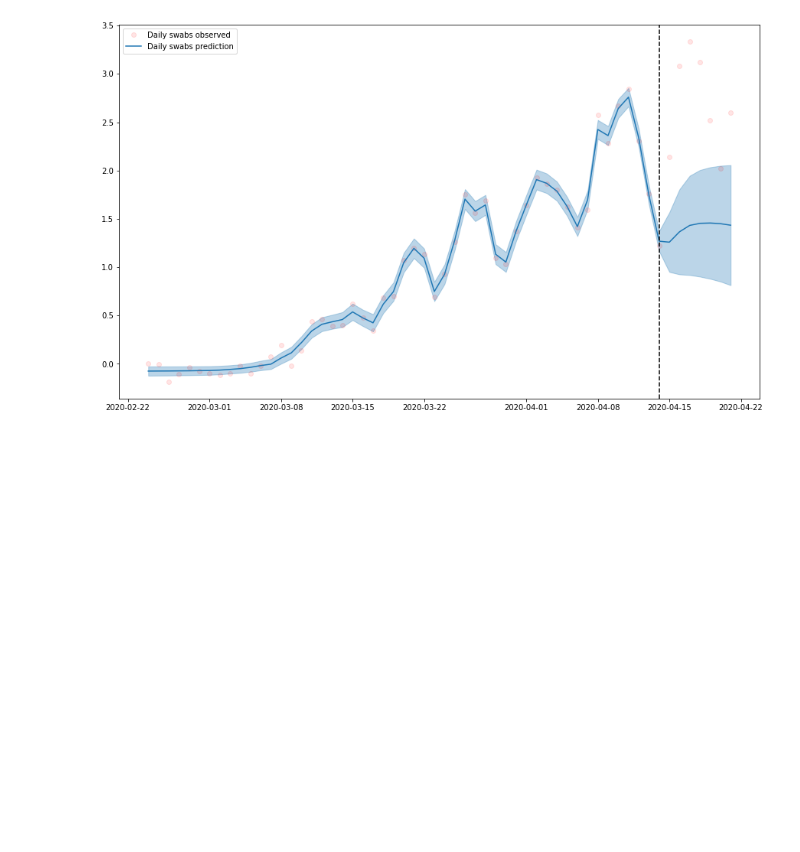
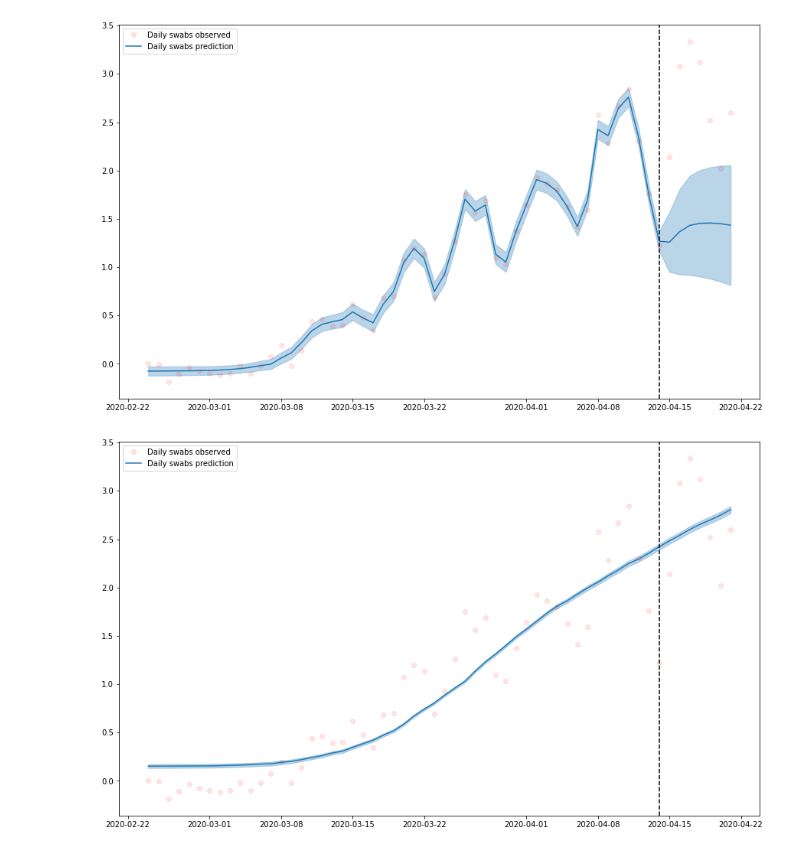
Before and after one commit to eferos93/statistical-machine-learning, a Jupyter notebook: homeworks/homework_05_gaussian_processes/homework05_Fabrici.ipynb, the cells around one changed output. Saved outputs shown, nothing was run; the diff lists cells and outputs as text; code cells hidden in the pictures; blank space fills up the shorter version.

```diff
--- a/homeworks/homework_05_gaussian_processes/homework05_Fabrici.ipynb
+++ b/homeworks/homework_05_gaussian_processes/homework05_Fabrici.ipynb
@@ -239,3 +239,17 @@ plot_predictions(gp_full, 'Daily swabs', y, X)
 plt.savefig('daily_swabs.png')
 # %% [output]
 [figure]
+# %%
+from sklearn.gaussian_process.kernels import DotProduct
+import sklearn.gaussian_process.kernels as kernels
+k_dot = DotProduct()
+
+gp = GaussianProcessRegressor(kernel=k_dot, alpha=0.01,
+                              normalize_y=True,
+                              n_restarts_optimizer=3)
+
+gp.fit(X_train, y_train)
+plot_predictions(gp, 'Daily swabs', y, X)
+plt.savefig('plt_daily swabs.png')
+# %% [output]
+[figure, added]
```
Also changed, not shown: parts of 6 cells of this notebook, 5 other files.
